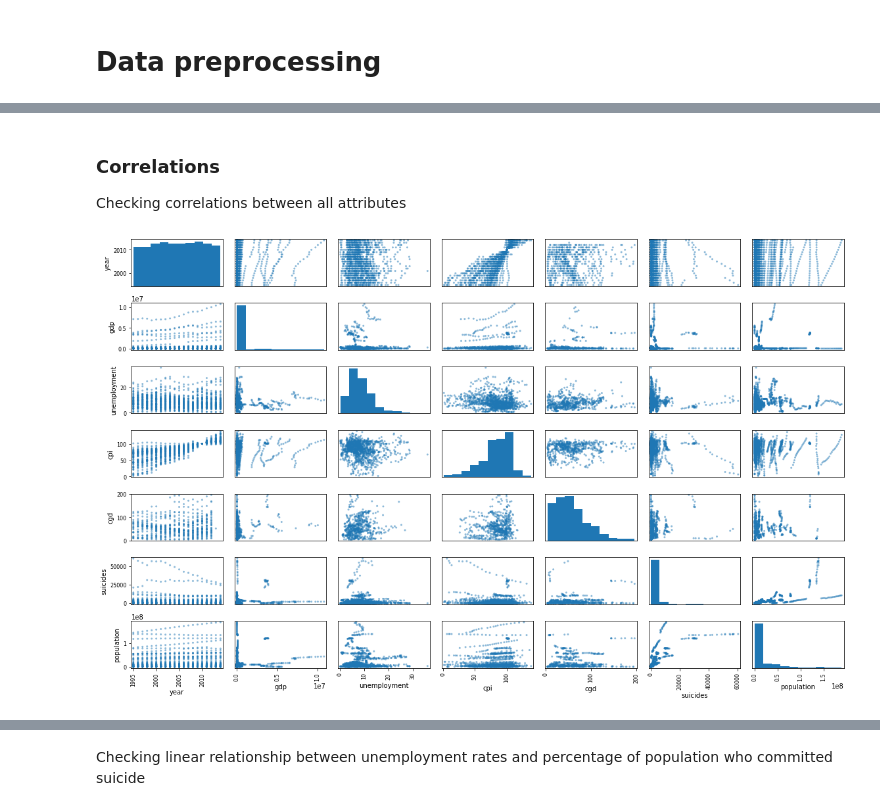
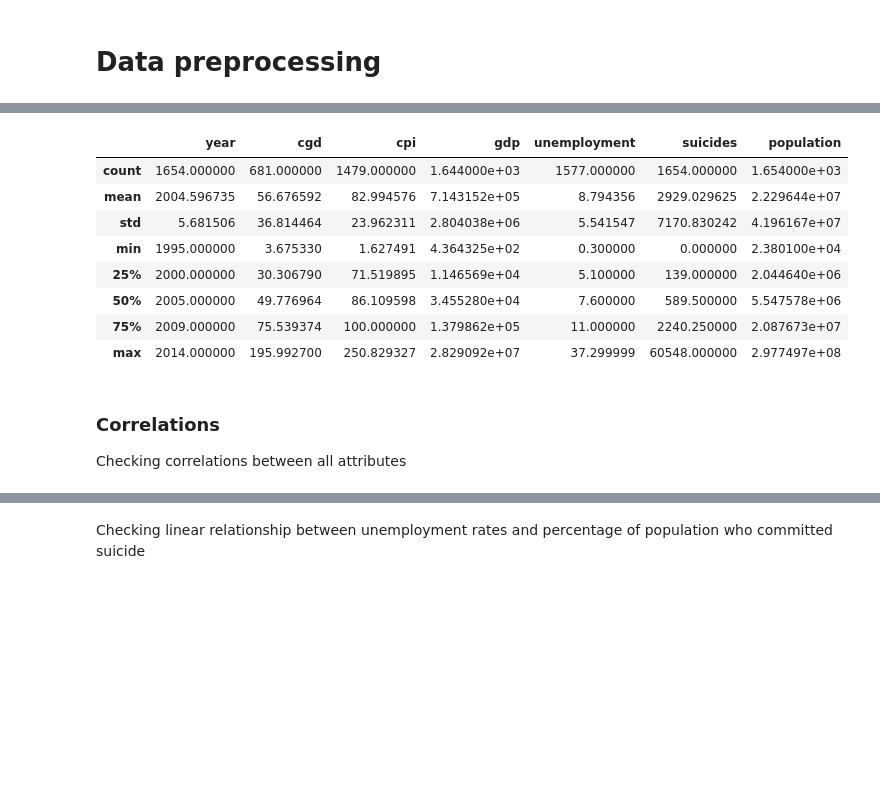
Before and after one commit to abreu4/economics-for-suicide-prediction, a Jupyter notebook: data_processing_model_building.ipynb, the cells around one changed output, grey strips where cells are left out. Saved outputs shown, nothing was run; the diff lists cells and outputs as text; code cells hidden in the pictures; blank space fills up the shorter version.

```diff
--- a/data_processing_model_building.ipynb
+++ b/data_processing_model_building.ipynb
@@ -43,15 +38,19 @@ data.head()
+# %%
+data.describe()
+# %% [output]
+|  | year | cgd | cpi | gdp | unemployment | suicides | population |
+| count | 1654.000000 | 681.000000 | 1479.000000 | 1.644000e+03 | 1577.000000 | 1654.000000 | 1.654000e+03 |
+| mean | 2004.596735 | 56.676592 | 82.994576 | 7.143152e+05 | 8.794356 | 2929.029625 | 2.229644e+07 |
+| std | 5.681506 | 36.814464 | 23.962311 | 2.804038e+06 | 5.541547 | 7170.830242 | 4.196167e+07 |
+| min | 1995.000000 | 3.675330 | 1.627491 | 4.364325e+02 | 0.300000 | 0.000000 | 2.380100e+04 |
+| 25% | 2000.000000 | 30.306790 | 71.519895 | 1.146569e+04 | 5.100000 | 139.000000 | 2.044640e+06 |
+| 50% | 2005.000000 | 49.776964 | 86.109598 | 3.455280e+04 | 7.600000 | 589.500000 | 5.547578e+06 |
+| 75% | 2009.000000 | 75.539374 | 100.000000 | 1.379862e+05 | 11.000000 | 2240.250000 | 2.087673e+07 |
+| max | 2014.000000 | 195.992700 | 250.829327 | 2.829092e+07 | 37.299999 | 60548.000000 | 2.977497e+08 |
 # %% [markdown]
 ### Correlations
 
 Checking correlations between all attributes
-# %%
-sm = pd.plotting.scatter_matrix(data[list(attributes.values())], figsize=(16, 10))
-[s.xaxis.label.set_rotation(0) for s in sm.reshape(-1)]
-[s.yaxis.label.set_rotation(90) for s in sm.reshape(-1)]
-plt.tight_layout()
-plt.show()
-# %% [output]
-[figure, removed]
 # %%
 corr_matrix = data.corr()
 corr_matrix["suicides"].sort_values(ascending=False)
```
Also changed, not shown: parts of 40 cells of this notebook, 1 other file.
